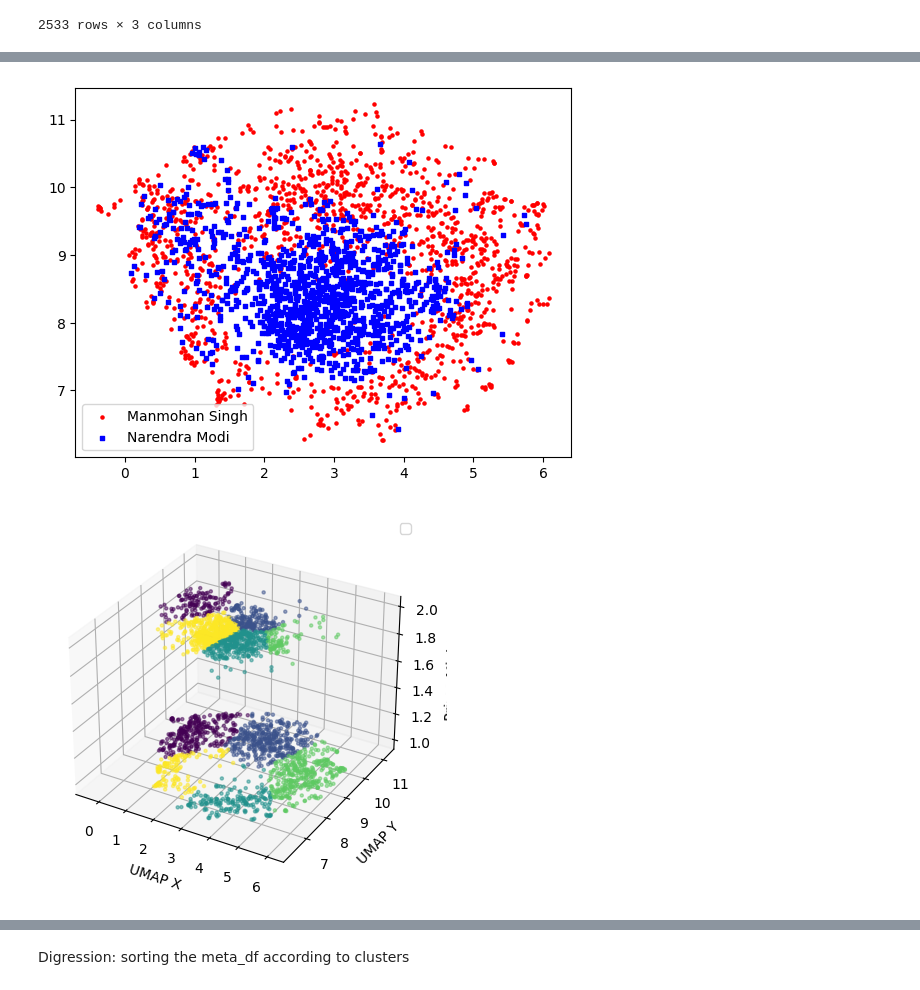
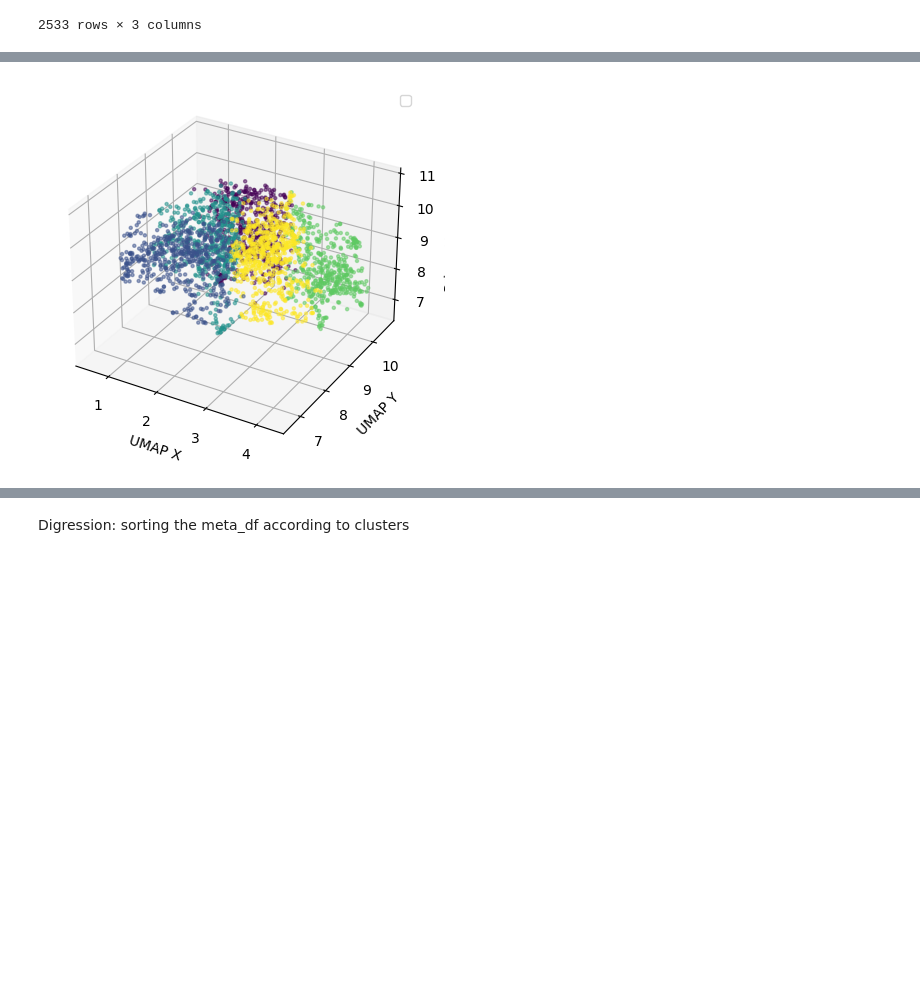
Before and after one commit to ohhlalit/CP, a Jupyter notebook: MS_NM_Meta/5.MS_NM_Clustering.ipynb, the cells around one changed output, grey strips where cells are left out. Cells and saved outputs as stored; diff of their text form; code cells hidden in the pictures; blank space fills up the shorter version.

```diff
--- a/MS_NM_Meta/5.MS_NM_Clustering.ipynb
+++ b/MS_NM_Meta/5.MS_NM_Clustering.ipynb
@@ -136,7 +136,7 @@ from umap import UMAP
 ### Dimensionality Reduction | UMAPS
 # %%
 # Load the UMAP model
-umap = UMAP(n_components=2, random_state=42)
+umap = UMAP(n_components=3, random_state=42)
 
 #ABOUT THE MODEL
 # n_components parameter set to 2 to reduce the above dimensionality to 2 in order to get a 2-D plot.
@@ -147,7 +147,7 @@ umap_data = umap.fit_transform(df)
 # %%
 # Create a DataFrame 'df_umap' using the UMAP transformed data 'umap_data'
 # Set the column names of 'df_umap' as ['x', 'y']
-df_umap = pd.DataFrame(umap_data, columns=['x', 'y'])
+df_umap = pd.DataFrame(umap_data, columns=['x', 'y', 'z'])
 
 # The resulting DataFrame 'df_umap' contains the UMAP transformed data with columns 'x' and 'y'
 df_umap
@@ -380,19 +382,19 @@ model = KMeans(n_clusters=5, random_state=42)
 model.fit(df_umap[['x', 'y']])  # Assuming 'x' and 'y' are the UMAP coordinates
 
 # Create separate DataFrames for person 1 and person 2
-person1_df = df_umap[df_umap['z'] == 1.0]
-person2_df = df_umap[df_umap['z'] == 2.0]
+#person1_df = df_umap[df_umap['z'] == 1.0]
+#person2_df = df_umap[df_umap['z'] == 2.0]
 
 # Assign different colors or markers to person 1 and person 2
-person1_color = 'red'
-person2_color = 'blue'
-person1_marker = 'o'
-person2_marker = 's'
+#person1_color = 'red'
+#person2_color = 'blue'
+#person1_marker = 'o'
+#person2_marker = 's'
 
 # Plot the data points with different colors or markers for each person
-plt.scatter(person1_df['x'], person1_df['y'], c=person1_color, marker=person1_marker, label='Manmohan Singh', s=5)
-plt.scatter(person2_df['x'], person2_df['y'], c=person2_color, marker=person2_marker, label='Narendra Modi', s=5)
-plt.legend()
+#plt.scatter(person1_df['x'], person1_df['y'], c=person1_color, marker=person1_marker, label='Manmohan Singh', s=5)
+#plt.scatter(person2_df['x'], person2_df['y'], c=person2_color, marker=person2_marker, label='Narendra Modi', s=5)
+#plt.legend()
 
 # Create a 3D scatter plot
 fig = plt.figure()
@@ -413,6 +417,5 @@ plt.show()
 No artists with labels found to put in legend.  Note that artists whose label start with an underscore are ignored when legend() is called with no argument.
-[figure, old version]
+[figure, new version]
-[figure, removed]
 # %%
 # Append the cluster label to the dataframe of df_dim_date
 df_dim_date['cluster'] = model.labels_
```
Also changed, not shown: parts of 7 cells of this notebook, 1 other file.
